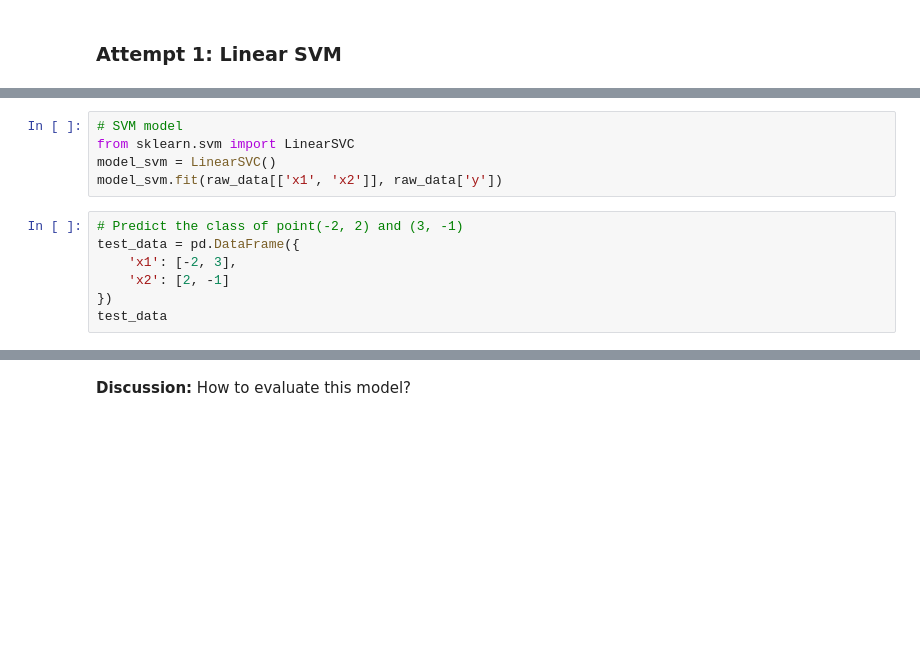
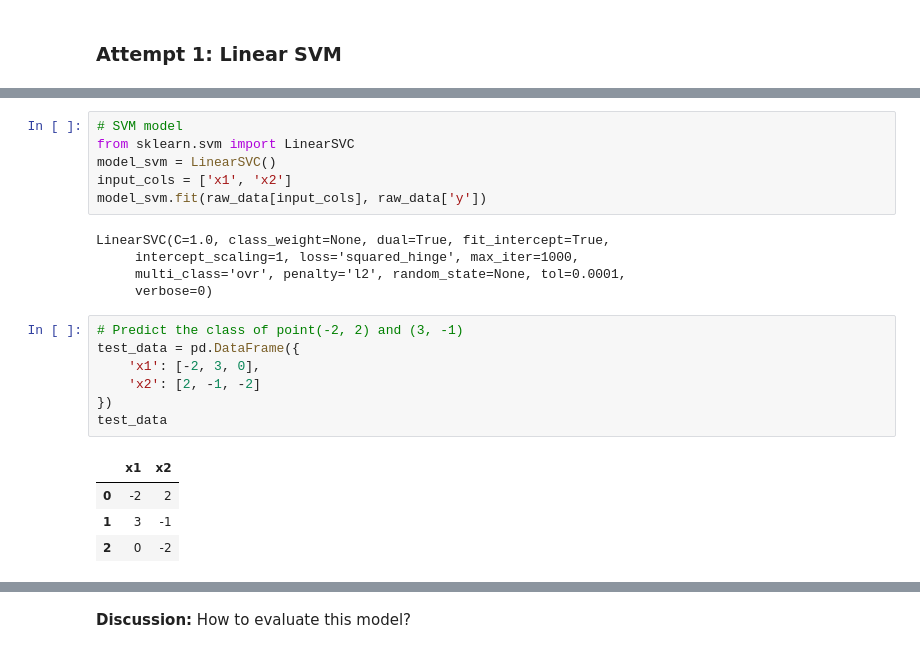
Before and after one commit to ch00226855/CMP414-765_Spring2020, a Jupyter notebook: Week3_Classification.ipynb, the cells around one changed output, grey strips where cells are left out. Saved outputs shown, nothing was run; the diff lists cells and outputs as text; blank space fills up the shorter version.

```diff
--- a/Week3_Classification.ipynb
+++ b/Week3_Classification.ipynb
@@ -62,14 +164,25 @@ The `sklearn` package provides implementations of many existing machine elarning
 # SVM model
 from sklearn.svm import LinearSVC
 model_svm = LinearSVC()
-model_svm.fit(raw_data[['x1', 'x2']], raw_data['y'])
+input_cols = ['x1', 'x2']
+model_svm.fit(raw_data[input_cols], raw_data['y'])
+# %% [output]
+LinearSVC(C=1.0, class_weight=None, dual=True, fit_intercept=True,
+     intercept_scaling=1, loss='squared_hinge', max_iter=1000,
+     multi_class='ovr', penalty='l2', random_state=None, tol=0.0001,
+     verbose=0)
 # %%
 # Predict the class of point(-2, 2) and (3, -1)
 test_data = pd.DataFrame({
-    'x1': [-2, 3],
-    'x2': [2, -1]
+    'x1': [-2, 3, 0],
+    'x2': [2, -1, -2]
 })
 test_data
+# %% [output]
+|  | x1 | x2 |
+| 0 | -2 | 2 |
+| 1 | 3 | -1 |
+| 2 | 0 | -2 |
 # %%
 predictions = model_svm.predict(test_data[['x1', 'x2']])
 print(predictions)
```
Also changed, not shown: parts of 21 cells of this notebook.
